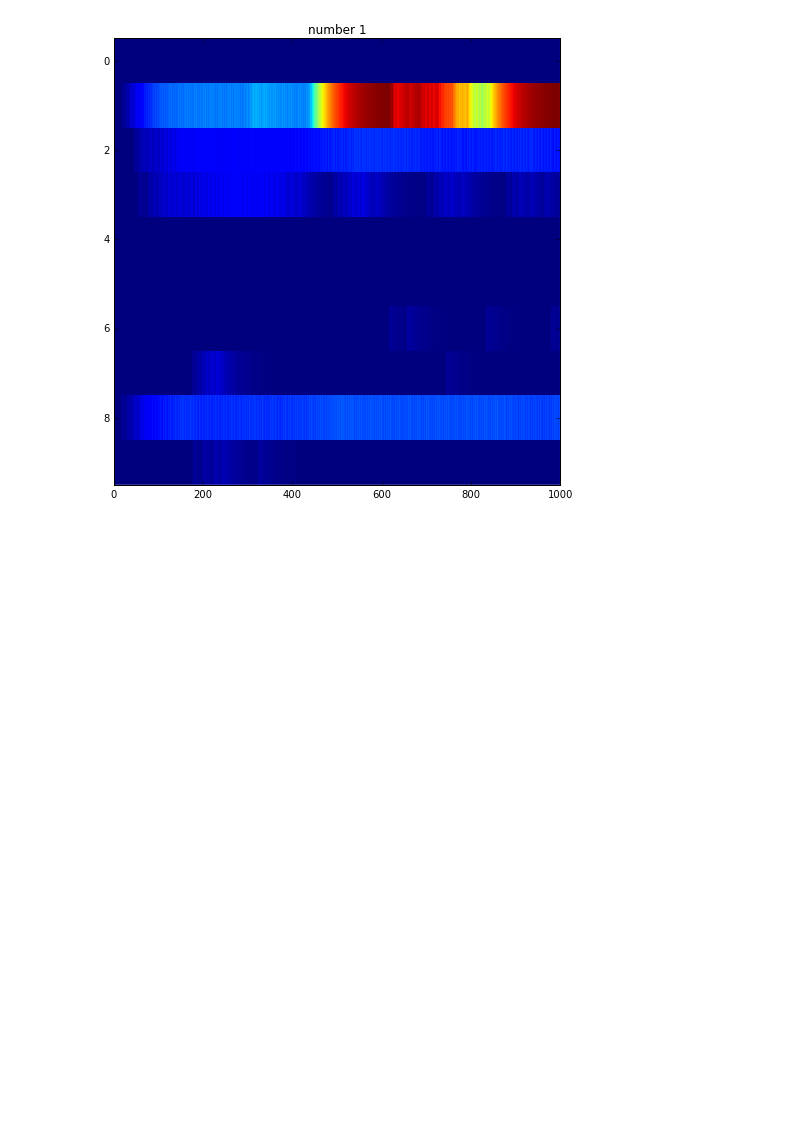
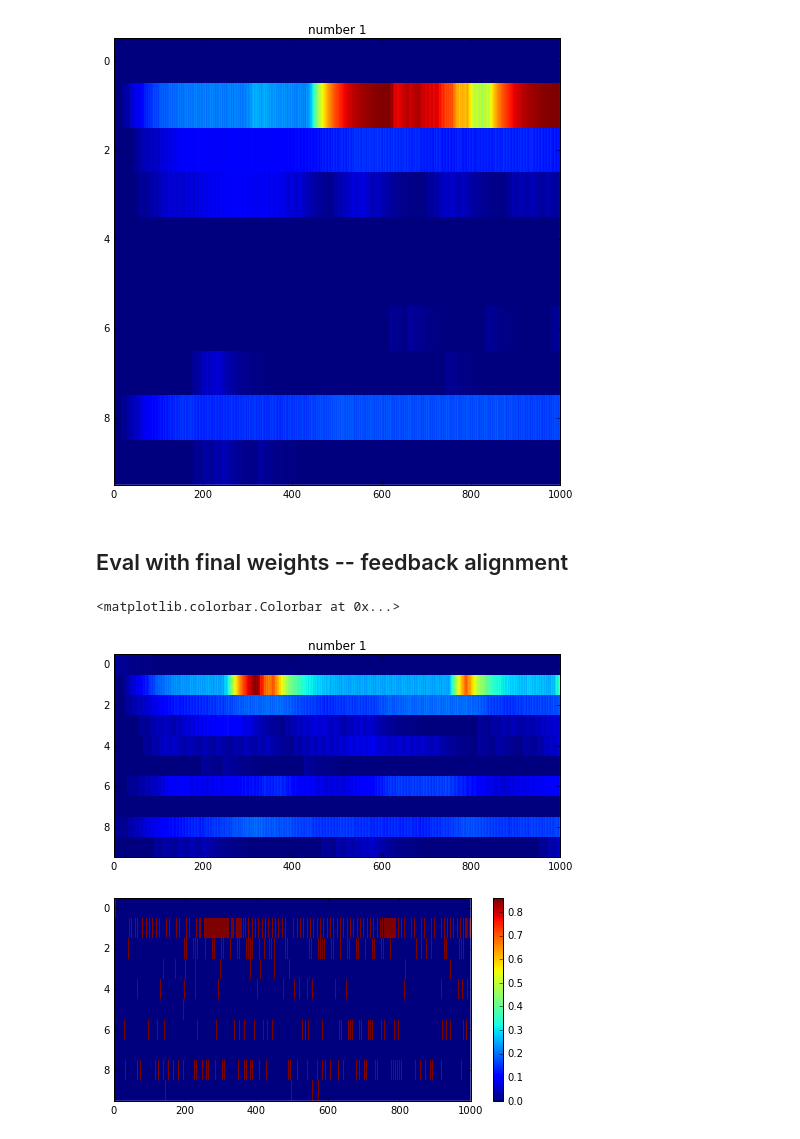
Before and after one commit to prashanth-prakash/deep-rdd, a Jupyter notebook: deep_rdd.ipynb, the cells around one changed output. Cells and saved outputs as stored; diff of their text form; code cells hidden in the pictures; blank space fills up the shorter version.

```diff
--- a/deep_rdd.ipynb
+++ b/deep_rdd.ipynb
@@ -57,3 +57,20 @@ axes.imshow(sh[idx,100:110,:], aspect = 'auto', interpolation = 'none')
 # %% [output]
 <matplotlib.image.AxesImage at 0x...>
 [figure]
+# %% [markdown]
+## Eval with final weights -- feedback alignment
+# %%
+fn_in = './results/spiking_fa_N_1000_batchsize_32.pkl'
+lif.restore(fn_in)
+loss, acc, results = lif.eval()
+(inp, v, h, u, sh, y) = results
+# %%
+fig, axes = plt.subplots(2, 1, figsize = (8,8))
+idx = 6
+axes[0].set_title('number %d'%y[idx])
+a = axes[0].imshow(sh[idx,100:110,:], aspect = 'auto', interpolation = 'none')
+axes[1].imshow(h[idx,100:110,:], aspect = 'auto', interpolation = 'none')
+plt.colorbar(a)
+# %% [output]
+<matplotlib.colorbar.Colorbar at 0x...>
+[figure, added]
```
Also changed, not shown: parts of 2 cells of this notebook, 5 other files.
